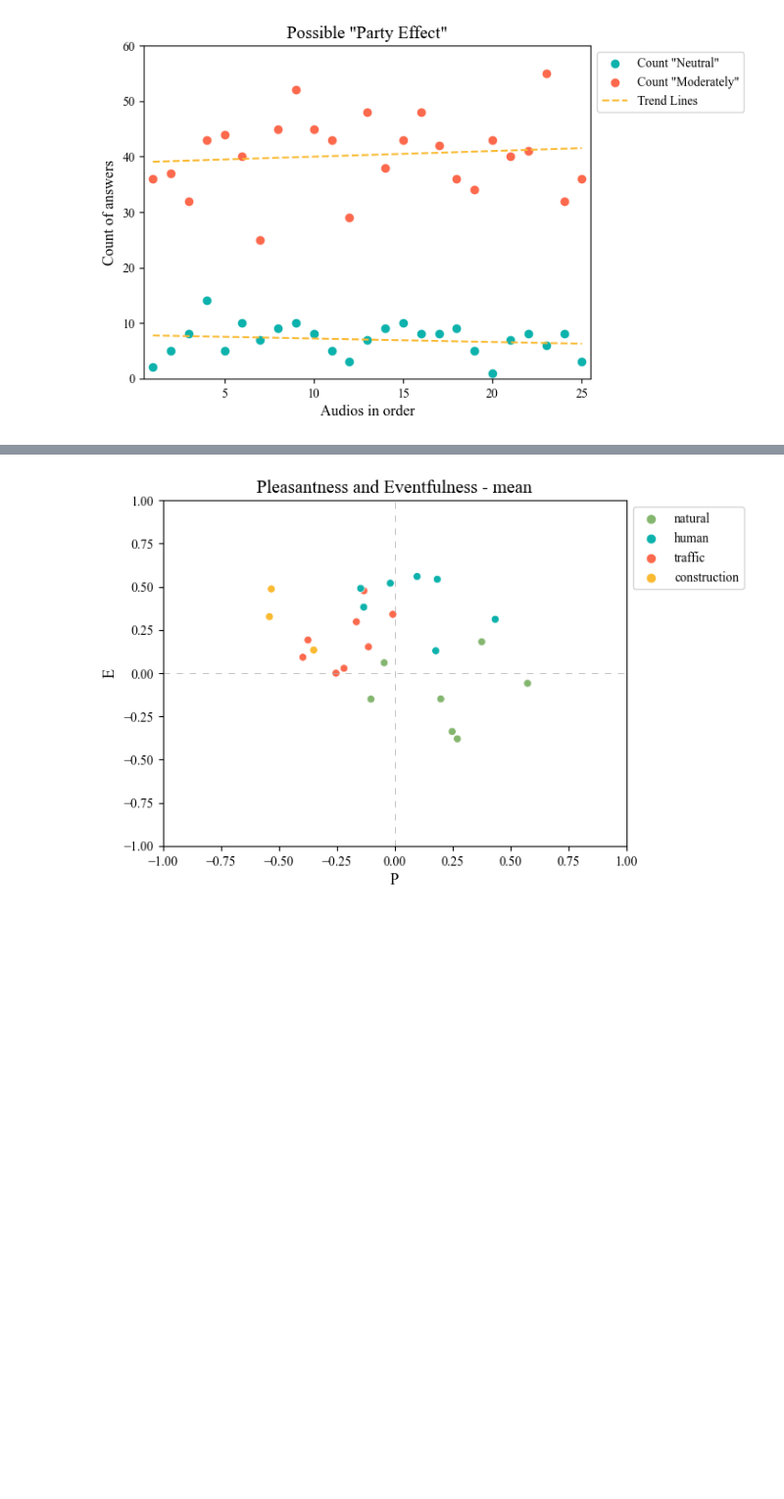
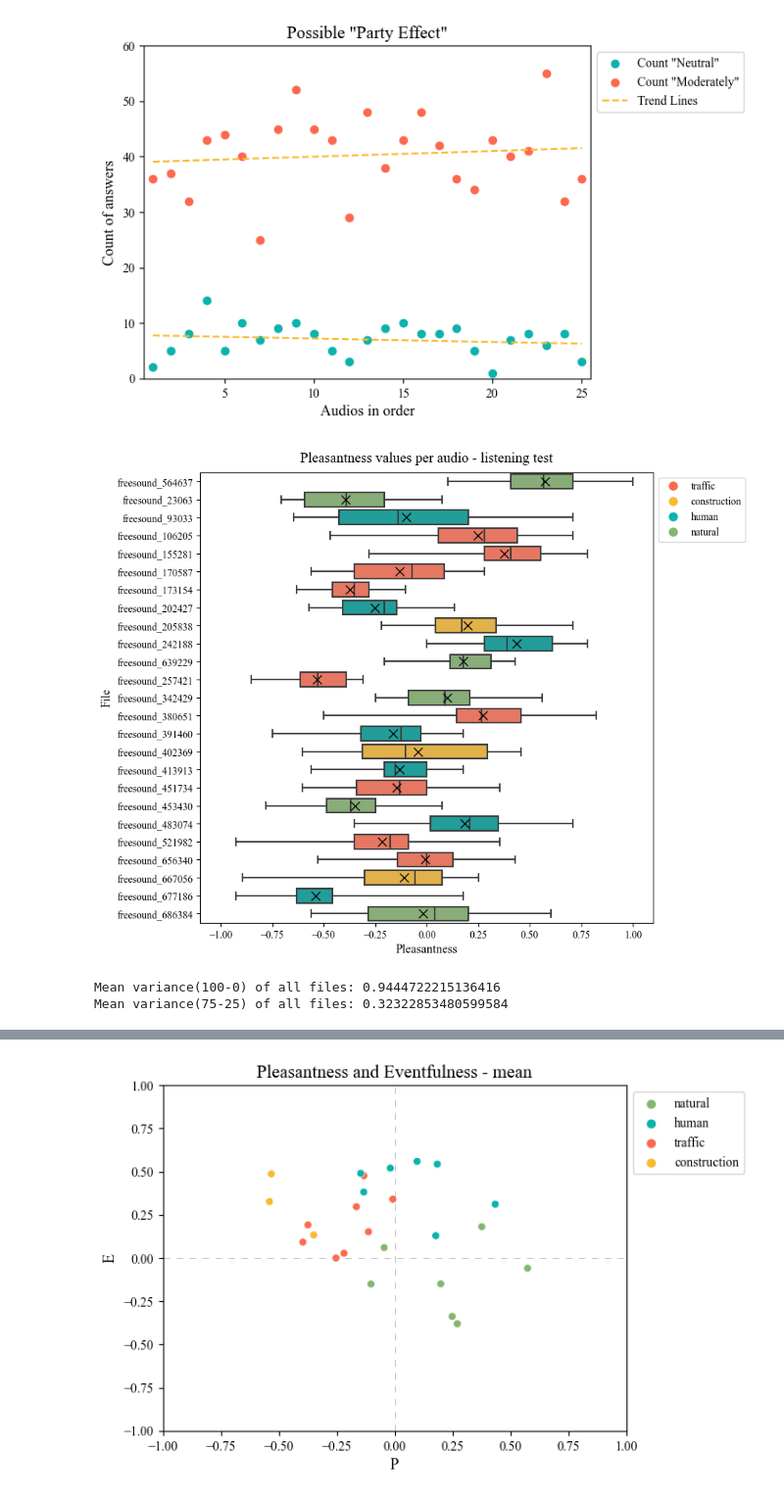
Before and after one commit to amaiasagasti/UrbanPleasantnessEventfulness, a Jupyter notebook: src/Analyse_results_listening_tests.ipynb, the cells around one changed output, grey strips where cells are left out. Shown at 98% size. Cells and saved outputs as stored; diff of their text form; code cells hidden in the pictures; blank space fills up the shorter version.

```diff
--- a/src/Analyse_results_listening_tests.ipynb
+++ b/src/Analyse_results_listening_tests.ipynb
@@ -125,3 +125,38 @@ grouped_df = df_sources.groupby("file").mean().reset_index()
 # Find the column name with the maximum value for each row
 grouped_df['Predominant sources'] = grouped_df[["traffic", "construction", "human", "natural"]].idxmax(axis=1)
 df['Predominant sources'] = df[["traffic", "construction", "human", "natural"]].idxmax(axis=1)
+# %%
+# Create a list of colors for each file based on its predominant source
+colors = [palette[source] for source in df.groupby("file")["Predominant sources"].first()]
+
+files= df_sources["file"].unique()
+plt.figure(figsize=(8, 8))
+sns.boxplot(data=df, x="P", y="file", palette=colors, whis=[0, 100],showmeans=True, meanprops={"marker":"x", "markerfacecolor":"black", "markeredgecolor":"black", "markersize":8})
+legend_labels = list(palette.keys())
+legend_handles = [plt.Line2D([0], [0], marker='o', color='w', markerfacecolor=palette[label], markersize=10, label=label) for label in legend_labels]
+plt.legend(handles=legend_handles, labels=legend_labels, loc='upper left', bbox_to_anchor=(1, 1))
+plt.title("Pleasantness values per audio - listening test", pad=10)
+plt.xlabel('Pleasantness')
+plt.ylabel('File')
+plt.xlim(-1.1,1.1)
+plt.show()
+
+# Calculate the 0th and 100th percentiles for each file
+percentiles = df.groupby("file")["P"].agg([lambda x: np.percentile(x, 0), lambda x: np.percentile(x, 100)])
+# Calculate the difference between the 100th and 0th percentiles for each file
+percentile_diff = percentiles.iloc[:, 1] - percentiles.iloc[:, 0]
+# Calculate the mean variance of all files
+mean_variance = percentile_diff.mean()
+print("Mean variance(100-0) of all files:", mean_variance)
+
+# Calculate the 25th and 75th percentiles for each file
+percentiles = df.groupby("file")["P"].agg([lambda x: np.percentile(x, 25), lambda x: np.percentile(x, 75)])
+# Calculate the difference between the 100th and 0th percentiles for each file
+percentile_diff = percentiles.iloc[:, 1] - percentiles.iloc[:, 0]
+# Calculate the mean variance of all files
+mean_variance = percentile_diff.mean()
+print("Mean variance(75-25) of all files:", mean_variance)
+# %% [output]
+[figure, added]
+Mean variance(100-0) of all files: 0.9444722215136416
+Mean variance(75-25) of all files: 0.32322853480599584
```
Also changed, not shown: parts of 3 cells of this notebook.
